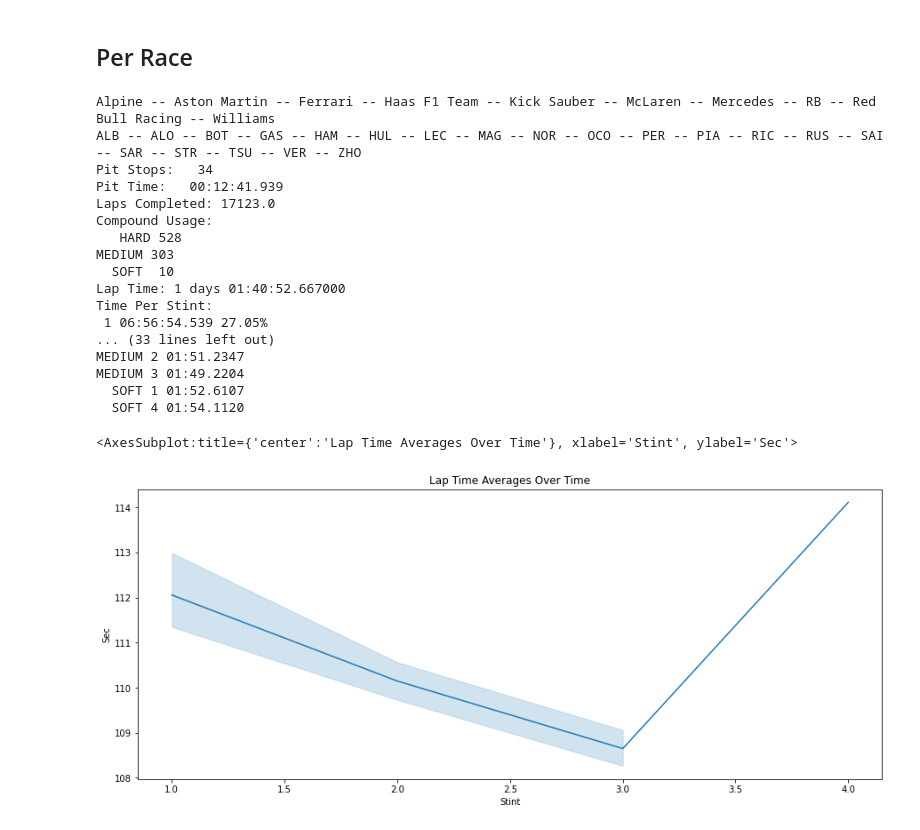
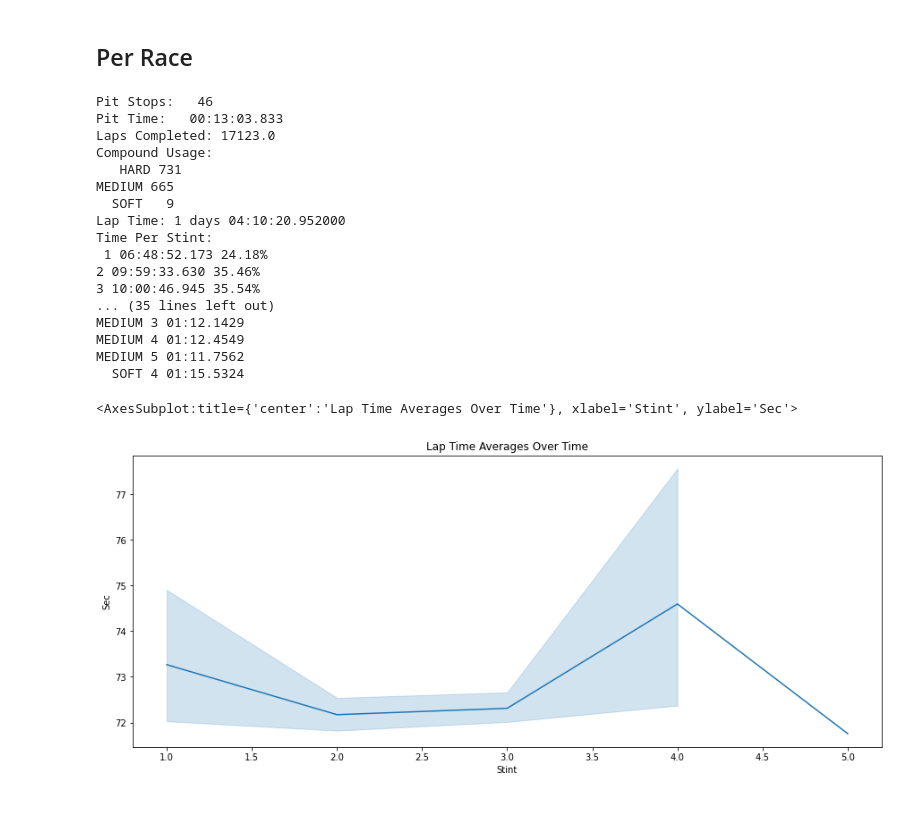
Before and after one commit to MyNameIsCalvinDavis/Data-Science, a Jupyter notebook: F1/F1.ipynb, the cells around one changed output. Drawn from its saved outputs; the diff is of its cells as text; code cells hidden in the pictures.

Commit message:
Reporting - Graphs & Organization

```diff
--- a/F1/F1.ipynb
+++ b/F1/F1.ipynb
@@ -675,17 +671,19 @@ pit_times[["EventName", "Driver", "ClassifiedPosition", "PitTime"]]
 # Teams: XYZ
 # British Grand Prix / Belgian Grand Prix / Austrian Grand Prix
 
-race = "Belgian Grand Prix"
-team_rep = ' -- '.join(laps_raw[laps_raw["EventName"] == race].sort_values("Team")["Team"].unique())
-print(team_rep)
+# race = "Belgian Grand Prix"
+# team_rep = ' -- '.join(laps_raw[laps_raw["EventName"] == race].sort_values("Team")["Team"].unique())
+# print(team_rep)
 
-# Drivers: XYZ
-driver_rep = ' -- '.join(laps_raw[laps_raw["EventName"] == race].sort_values("Driver")["Driver"].unique())
-print(driver_rep)
+# # Drivers: XYZ
+# driver_rep = ' -- '.join(laps_raw[laps_raw["EventName"] == race].sort_values("Driver")["Driver"].unique())
+# print(driver_rep)
 
-# Pit Stops: X
 # TOTALS
+# Pit Stops
+race = "Austrian Grand Prix"
 print("Pit Stops:  ", pit_stops[pit_stops["EventName"] == race][["PitStops"]].sum().iloc[0])
+# Pit Time
 print("Pit Time:  ", str(pit_times[pit_times["EventName"] == race]["PitTime"].sum())[7:-3])
 print("Laps Completed:", laps_raw.groupby(["EventName", "Driver"]).last().reset_index()[["EventName", "Driver", "LapNumber"]]["LapNumber"].sum())
 lapsg = laps_raw[laps_raw["EventName"] == race].groupby(["EventName", "Compound"]).count().reset_index()[["Compound", "Time"]]
@@ -728,6 +726,8 @@ print("\n================\n\nPit Stops:", pit_stops[pit_stops["EventName"] == ra
 print("Pit Time:", str(pit_times[pit_times["EventName"] == race]["PitTime"].mean())[7:-6])
 print("Laps Completed:", laps_raw.groupby(["EventName", "Driver"]).last().reset_index()[["EventName", "Driver", "LapNumber"]]["LapNumber"].mean())
 lapsg = laps_raw[laps_raw["EventName"] == race].groupby(["Driver", "Compound"]).count().reset_index().groupby("Compound").mean().reset_index()[["Compound", "Time"]]
+
+# Graph bar chart
 print("Compound Usage:\n", lapsg.to_string(header=False, index=False))
 laps = laps_raw[["EventName", "Driver", "LapTimeDt"]].groupby(["EventName"]).mean().reset_index().sort_values("EventName")
 laps = laps[laps["EventName"] == race]
@@ -737,6 +737,7 @@ laps = laps.drop(columns=["LapTimeDt", "EventName"])
 print("Lap Time:", laps.to_string(index=False, header=False))
 
 # Lap Time Per Stint
+# Graph
 laps = laps_raw[["EventName", "LapTime", "Stint", "Sec"]][laps_raw["EventName"] == race]
 laps = laps.groupby(["EventName", "Stint"]).mean().reset_index()[["Stint", "Sec"]]
 for idx, item in enumerate(laps["Sec"]):
@@ -745,6 +746,7 @@ for idx, item in enumerate(laps["Sec"]):
 print("Time Per Stint:\n", laps.to_string(index=False, header=False))
 
 # Average Lap Times of Stints, Per Compound
+# Graph 3var bar chart
 laps = laps_raw[laps_raw["EventName"] == race]
 laps["LapTime"] = convert_days_format_to_datetime(laps["LapTime"])
 laps = laps[["LapTime", "Stint", "Compound"]].groupby(["Compound", "Stint"]).mean().reset_index()
@@ -787,45 +789,45 @@ sns.lineplot(data=lapsg, x="Stint", y="Sec", ax=ax)
 # Bar Graph
 
 # Laps Completed on each Tire Compound
 # Per Team
 # Red bull 	xxxxYYYYYYzzzzz 523
 # Team2	xxYYYYYzzzzzzzz 450
 
 # Per Driver
 # Driver1 xxxxxYYYYzzzz 89
 # Driver2 xxxYYYYYzzzzz 89
 
 # Average Lap Time Per Stint
 # Per Team
 #          	1         	2       	3       	4
 # Team
 # Team
 # Team
 # Team
 
 # Per Driver
 #          	1         	2       	3       	4
 # Team
 # Team
 # Team
 # Team
 # %% [output]
-Alpine -- Aston Martin -- Ferrari -- Haas F1 Team -- Kick Sauber -- McLaren -- Mercedes -- RB -- Red Bull Racing -- Williams
-ALB -- ALO -- BOT -- GAS -- HAM -- HUL -- LEC -- MAG -- NOR -- OCO -- PER -- PIA -- RIC -- RUS -- SAI -- SAR -- STR -- TSU -- VER -- ZHO
-Pit Stops:   34
-Pit Time:   00:12:41.939
+Pit Stops:   46
+Pit Time:   00:13:03.833
 Laps Completed: 17123.0
 Compound Usage:
-   HARD 528
-MEDIUM 303
-  SOFT  10
-Lap Time: 1 days 01:40:52.667000
+   HARD 731
+MEDIUM 665
+  SOFT   9
+Lap Time: 1 days 04:10:20.952000
 Time Per Stint:
- 1 06:56:54.539 27.05%
-... (33 lines left out)
-MEDIUM 2 01:51.2347
-MEDIUM 3 01:49.2204
-  SOFT 1 01:52.6107
-  SOFT 4 01:54.1120
+ 1 06:48:52.173 24.18%
+2 09:59:33.630 35.46%
+3 10:00:46.945 35.54%
+... (35 lines left out)
+MEDIUM 3 01:12.1429
+MEDIUM 4 01:12.4549
+MEDIUM 5 01:11.7562
+  SOFT 4 01:15.5324
 <AxesSubplot:title={'center':'Lap Time Averages Over Time'}, xlabel='Stint', ylabel='Sec'>
-[figure, old version]
+[figure, new version]
```
Also changed, not shown: parts of 34 cells of this notebook.
